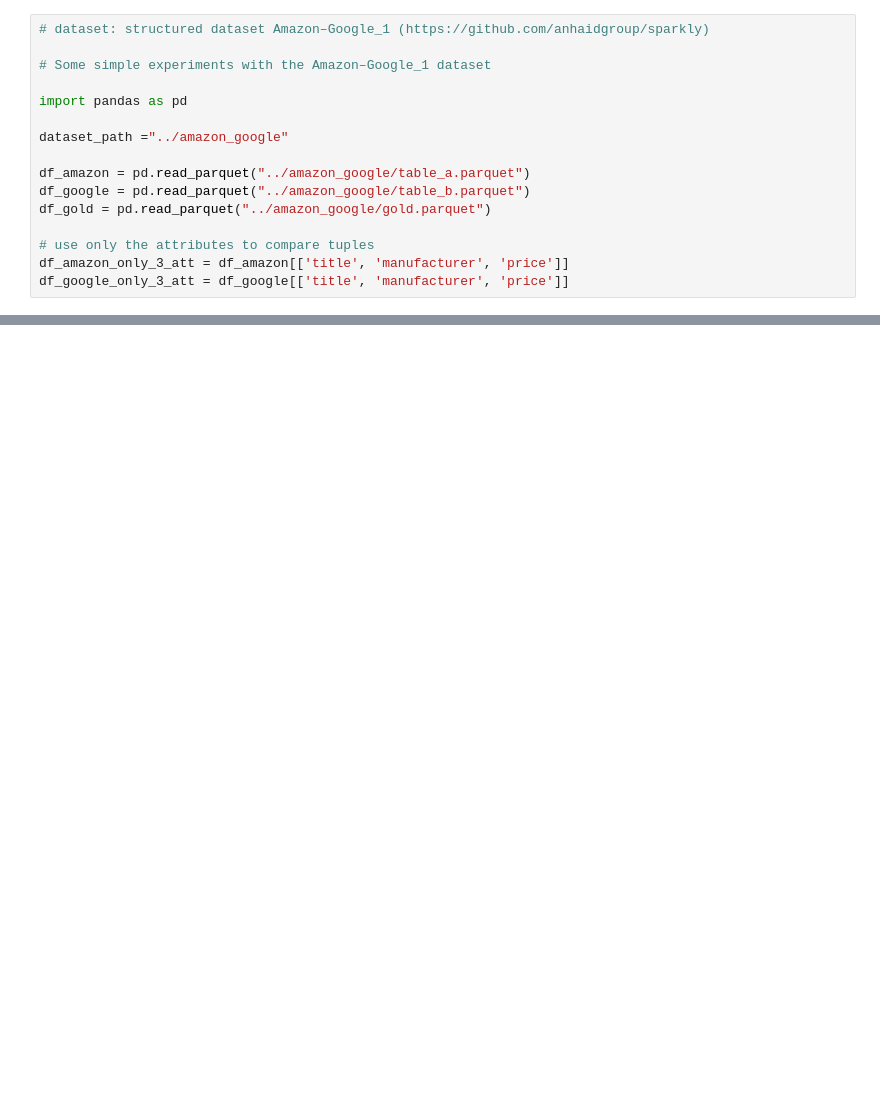
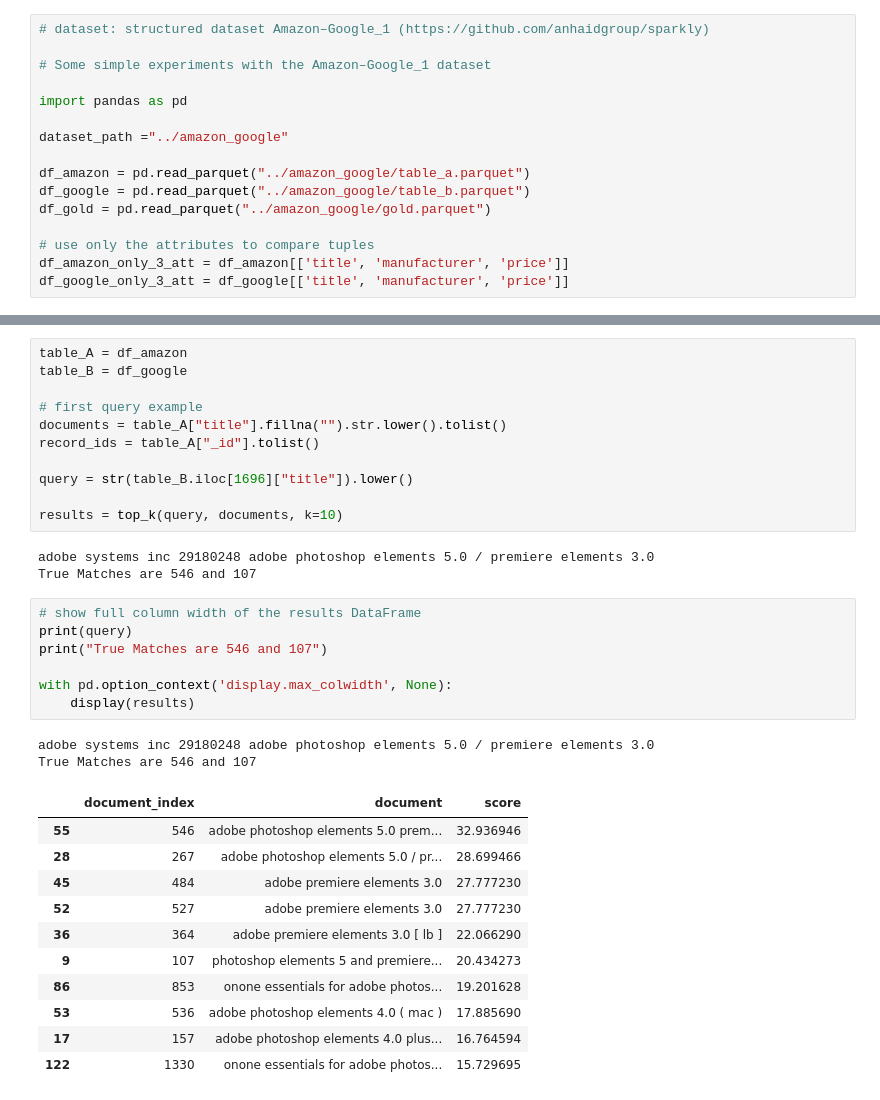
Before and after one commit to justaprog/TF-IDF-Blocking, a Jupyter notebook: notebooks/experiment_1.ipynb, the cells around one changed output, grey strips where cells are left out. Cells and saved outputs as stored; diff of their text form; blank space fills up the shorter version.

```diff
--- a/notebooks/experiment_1.ipynb
+++ b/notebooks/experiment_1.ipynb
@@ -49,0 +184,35 @@ KeyError: 'id'
+# %%
+table_A = df_amazon
+table_B = df_google
+
+# first query example
+documents = table_A["title"].fillna("").str.lower().tolist()
+record_ids = table_A["_id"].tolist()
+
+query = str(table_B.iloc[1696]["title"]).lower()
+
+results = top_k(query, documents, k=10)
+# %% [output]
+adobe systems inc 29180248 adobe photoshop elements 5.0 / premiere elements 3.0
+True Matches are 546 and 107
+# %%
+# show full column width of the results DataFrame
+print(query)
+print("True Matches are 546 and 107")
+
+with pd.option_context('display.max_colwidth', None):
+    display(results)
+# %% [output]
+adobe systems inc 29180248 adobe photoshop elements 5.0 / premiere elements 3.0
+True Matches are 546 and 107
+|  | document_index | document | score |
+| 55 | 546 | adobe photoshop elements 5.0 prem... | 32.936946 |
+| 28 | 267 | adobe photoshop elements 5.0 / pr... | 28.699466 |
+| 45 | 484 | adobe premiere elements 3.0 | 27.777230 |
+| 52 | 527 | adobe premiere elements 3.0 | 27.777230 |
+| 36 | 364 | adobe premiere elements 3.0 [ lb ] | 22.066290 |
+| 9 | 107 | photoshop elements 5 and premiere... | 20.434273 |
+| 86 | 853 | onone essentials for adobe photos... | 19.201628 |
+| 53 | 536 | adobe photoshop elements 4.0 ( mac ) | 17.885690 |
+| 17 | 157 | adobe photoshop elements 4.0 plus... | 16.764594 |
+| 122 | 1330 | onone essentials for adobe photos... | 15.729695 |
```
Also changed, not shown: parts of 10 cells of this notebook.
